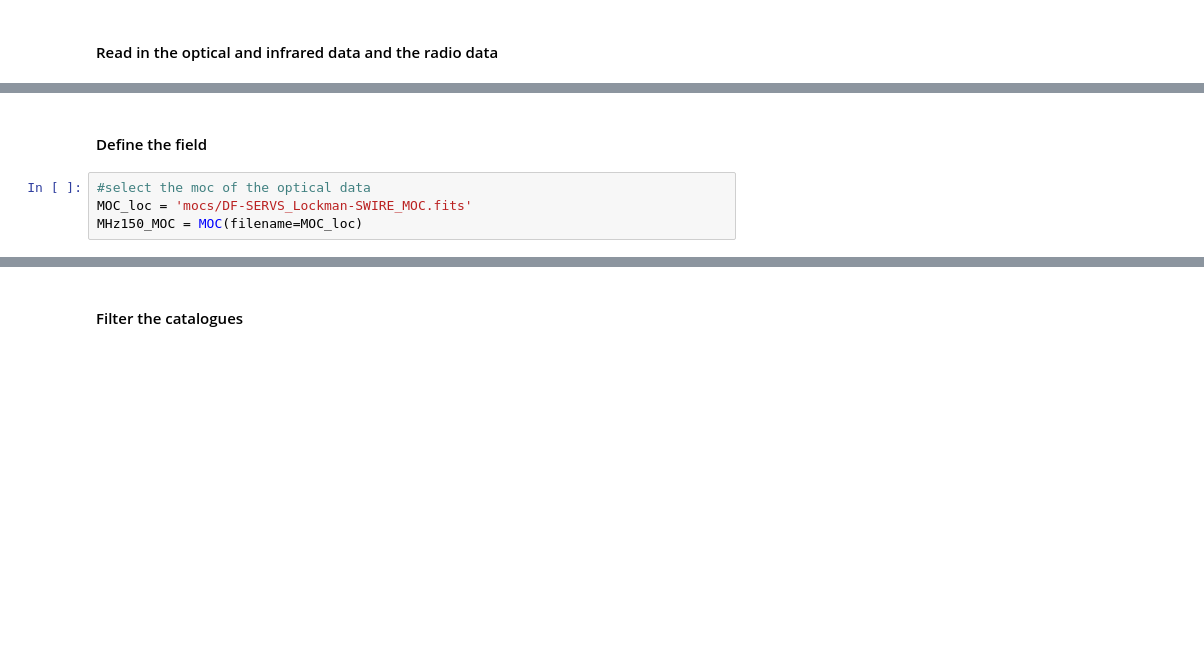
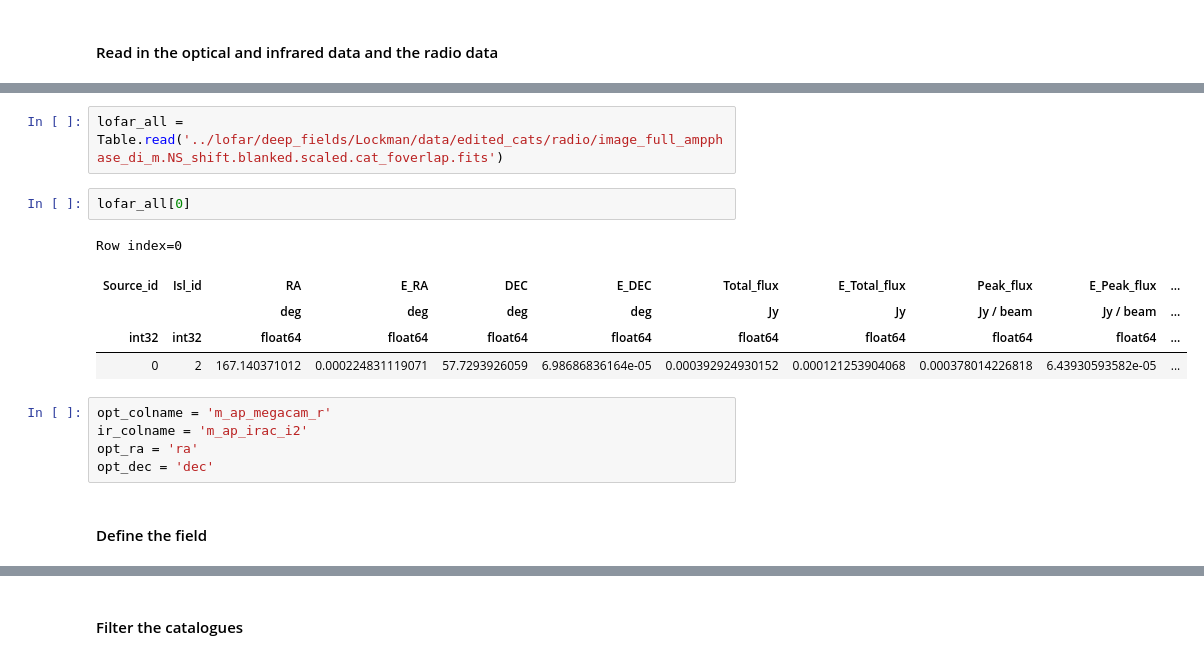
Before and after one commit to me322Physics/FIR-group, a Jupyter notebook: Ian/lr/lofar_crossmatch.ipynb, the cells around one changed output, grey strips where cells are left out. Drawn from its saved outputs; the diff is of its cells as text; blank space fills up the shorter version.

```diff
--- a/Ian/lr/lofar_crossmatch.ipynb
+++ b/Ian/lr/lofar_crossmatch.ipynb
@@ -31,6 +73,17 @@ ir_colname = 'm_irac_i1'
+# %%
+lofar_all = Table.read('../lofar/deep_fields/Lockman/data/edited_cats/radio/image_full_ampphase_di_m.NS_shift.blanked.scaled.cat_foverlap.fits')
+# %%
+lofar_all[0]
+# %% [output]
+Row index=0
+| Source_id | Isl_id | RA | E_RA | DEC | E_DEC | Total_flux | E_Total_flux | Peak_flux | E_Peak_flux | ... |
+|  |  | deg | deg | deg | deg | Jy | Jy | Jy / beam | Jy / beam | ... |
+| int32 | int32 | float64 | float64 | float64 | float64 | float64 | float64 | float64 | float64 | ... |
+| 0 | 2 | 167.140371012 | 0.000224831119071 | 57.7293926059 | 6.98686836164e-05 | 0.000392924930152 | 0.000121253904068 | 0.000378014226818 | 6.43930593582e-05 | ... |
+# %%
+opt_colname = 'm_ap_megacam_r'
+ir_colname = 'm_ap_irac_i2'
+opt_ra = 'ra'
+opt_dec = 'dec'
 # %% [markdown]
 #### Define the field
-# %%
-#select the moc of the optical data
-MOC_loc = 'mocs/DF-SERVS_Lockman-SWIRE_MOC.fits'
-MHz150_MOC = MOC(filename=MOC_loc)
```
Also changed, not shown: parts of 69 cells of this notebook, 15 other files.
